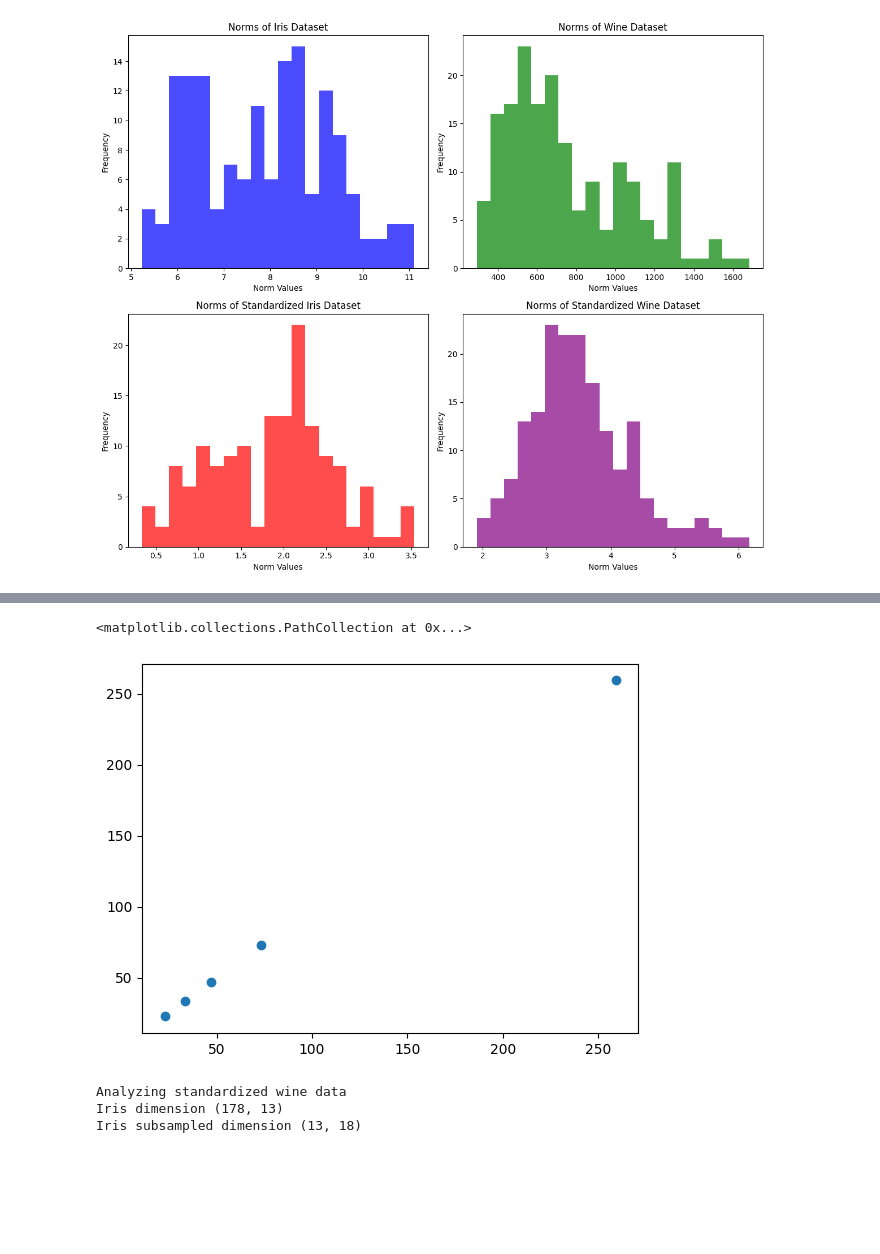
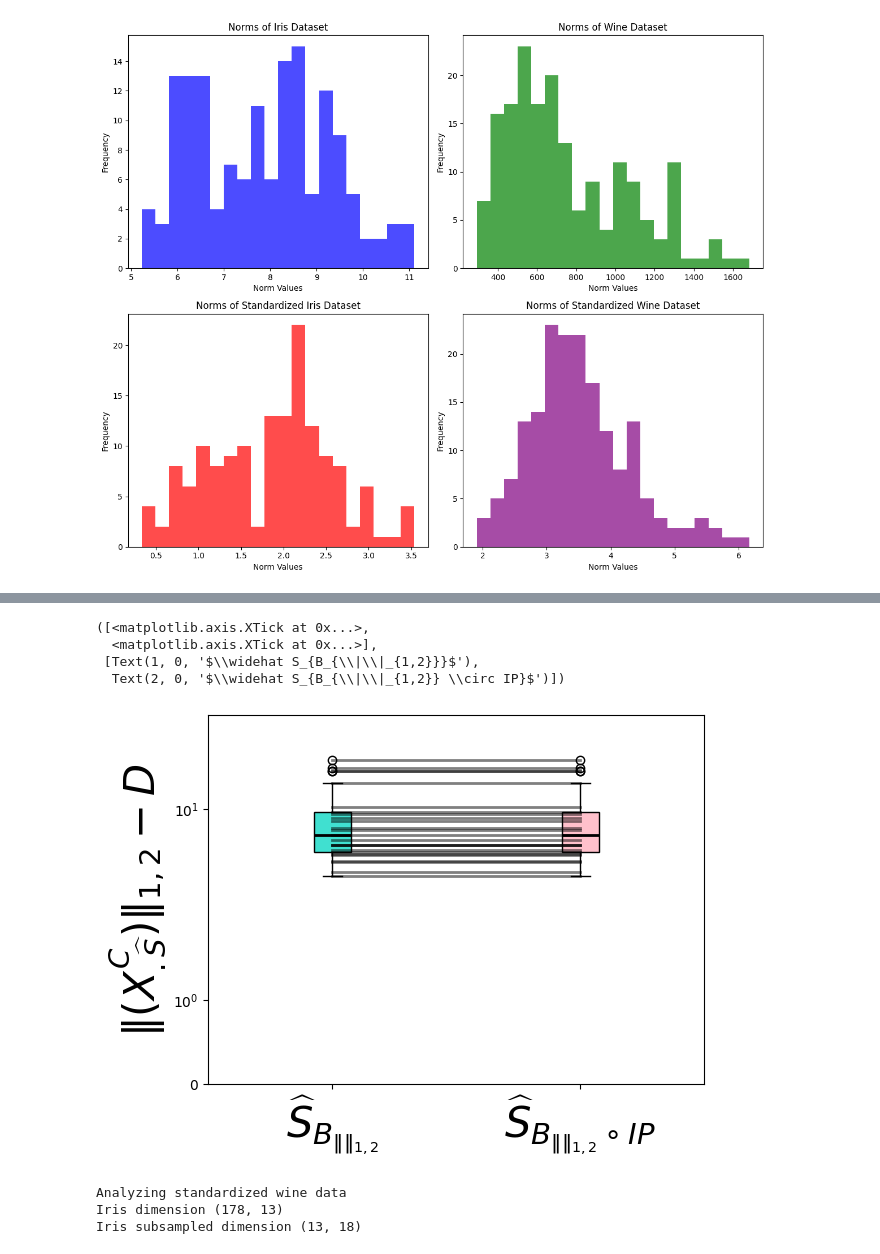
Before and after one commit to sjkoelle/isometry-pursuit, a Jupyter notebook: experiments/Figure2.ipynb, the cells around one changed output, grey strips where cells are left out. Saved outputs shown, nothing was run; the diff lists cells and outputs as text; code cells hidden in the pictures; blank space fills up the shorter version.

```diff
--- a/experiments/Figure2.ipynb
+++ b/experiments/Figure2.ipynb
@@ -208,8 +337,37 @@ Text(0, 0.5, 'Values')
-# %%
-plt.scatter(greedy_multitask_norms, brute_losses)
-# %% [output]
-<matplotlib.collections.PathCollection at 0x...>
-[figure, removed]
+# %%
+import matplotlib.pyplot as plt
+
+data = np.asarray([np.asarray(brute_losses) - D , np.asarray(greedy_multitask_norms_two_stage) - D]).transpose()
+plt.ylabel(r'$\|(X_{.\widehat {S}}^C)\|_{1,2} - D$', fontsize = 30)
+plt.ylim(0, 2*data.max())
+plt.yscale('symlog')
+box = plt.boxplot(
+    data,
+    patch_artist=True,  # For custom box colors
+    medianprops=dict(color="black", linewidth=2),  # Set median line color and thickness
+)
+
+# Customize boxplot colors
+colors = ["turquoise", "pink"]
+for patch, color in zip(box["boxes"], colors):
+    patch.set_facecolor(color)
+
+for left, right in zip(data[:, 0], data[:, 1]):
+    if right > left:
+        color = "turquoise"
+    elif left > right:
+        color = "pink"  # Red for increasing loss, blue for decreasing
+    else:
+        color = "black"
+    plt.plot([1, 2], [left, right], color=color, alpha=.5, linewidth=2)
+
+plt.xticks([1, 2], [r'$\widehat S_{B_{\|\|_{1,2}}}$', r'$\widehat S_{B_{\|\|_{1,2}} \circ IP}$'], fontsize=30)
+# %% [output]
+([<matplotlib.axis.XTick at 0x...>,
+  <matplotlib.axis.XTick at 0x...>],
+ [Text(1, 0, '$\\widehat S_{B_{\\|\\|_{1,2}}}$'),
+  Text(2, 0, '$\\widehat S_{B_{\\|\\|_{1,2}} \\circ IP}$')])
+[figure, added]
 # %%
 print("Analyzing standardized wine data")
 print("Iris dimension", wine_standardized.shape)
```
Also changed, not shown: parts of 9 cells of this notebook.
